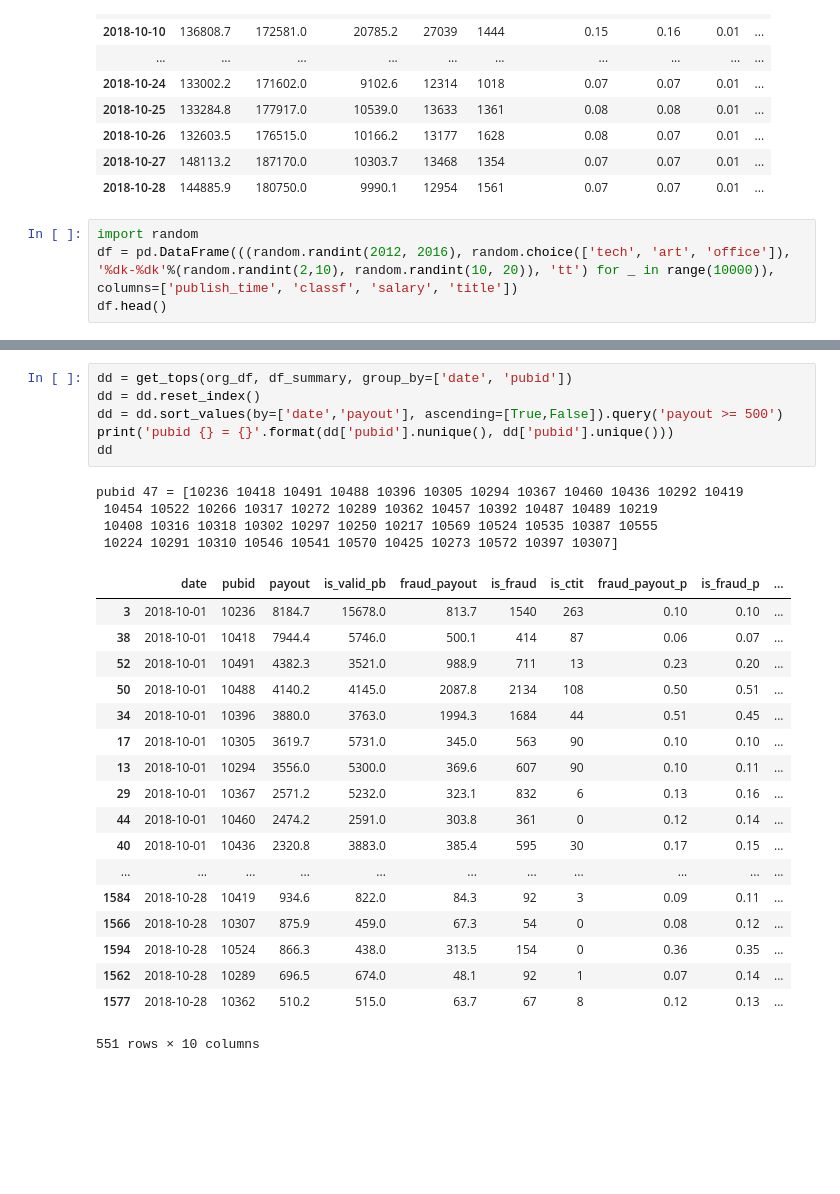
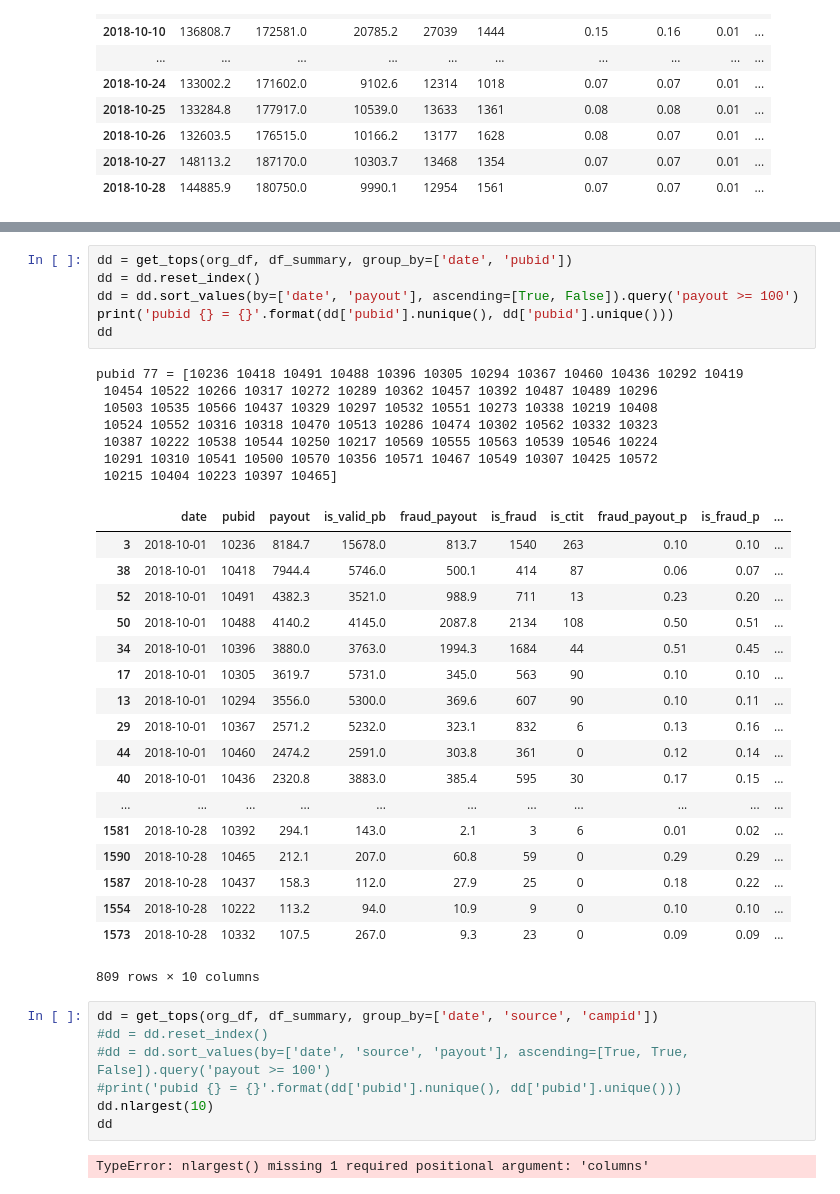
Before and after one commit to uileyar/hello_tf, a Jupyter notebook: fraud/analytic-pubid.ipynb, the cells around one changed output, grey strips where cells are left out. Drawn from its saved outputs; the diff is of its cells as text; blank space fills up the shorter version.

```diff
--- a/fraud/analytic-pubid.ipynb
+++ b/fraud/analytic-pubid.ipynb
@@ -86,7 +90,3 @@ df_summary
 | 2018-10-26 | 132603.5 | 176515.0 | 10166.2 | 13177 | 1628 | 0.08 | 0.07 | 0.01 | ... |
 | 2018-10-27 | 148113.2 | 187170.0 | 10303.7 | 13468 | 1354 | 0.07 | 0.07 | 0.01 | ... |
 | 2018-10-28 | 144885.9 | 180750.0 | 9990.1 | 12954 | 1561 | 0.07 | 0.07 | 0.01 | ... |
-# %%
-import random
-df = pd.DataFrame(((random.randint(2012, 2016), random.choice(['tech', 'art', 'office']), '%dk-%dk'%(random.randint(2,10), random.randint(10, 20)), 'tt') for _ in range(10000)), columns=['publish_time', 'classf', 'salary', 'title'])
-df.head()
@@ -164,29 +129,41 @@ campid = 1082
 # %%
 dd = get_tops(org_df, df_summary, group_by=['date', 'pubid'])
 dd = dd.reset_index()
-dd = dd.sort_values(by=['date','payout'], ascending=[True,False]).query('payout >= 500')
+dd = dd.sort_values(by=['date', 'payout'], ascending=[True, False]).query('payout >= 100')
 print('pubid {} = {}'.format(dd['pubid'].nunique(), dd['pubid'].unique()))
 dd
 # %% [output]
-pubid 47 = [10236 10418 10491 10488 10396 10305 10294 10367 10460 10436 10292 10419
- 10454 10522 10266 10317 10272 10289 10362 10457 10392 10487 10489 10219
- 10408 10316 10318 10302 10297 10250 10217 10569 10524 10535 10387 10555
- 10224 10291 10310 10546 10541 10570 10425 10273 10572 10397 10307]
+pubid 77 = [10236 10418 10491 10488 10396 10305 10294 10367 10460 10436 10292 10419
+ 10454 10522 10266 10317 10272 10289 10362 10457 10392 10487 10489 10296
+ 10503 10535 10566 10437 10329 10297 10532 10551 10273 10338 10219 10408
+ 10524 10552 10316 10318 10470 10513 10286 10474 10302 10562 10332 10323
+ 10387 10222 10538 10544 10250 10217 10569 10555 10563 10539 10546 10224
+ 10291 10310 10541 10500 10570 10356 10571 10467 10549 10307 10425 10572
+ 10215 10404 10223 10397 10465]
 |  | date | pubid | payout | is_valid_pb | fraud_payout | is_fraud | is_ctit | fraud_payout_p | is_fraud_p | ... |
 | 3 | 2018-10-01 | 10236 | 8184.7 | 15678.0 | 813.7 | 1540 | 263 | 0.10 | 0.10 | ... |
 | 38 | 2018-10-01 | 10418 | 7944.4 | 5746.0 | 500.1 | 414 | 87 | 0.06 | 0.07 | ... |
 | 52 | 2018-10-01 | 10491 | 4382.3 | 3521.0 | 988.9 | 711 | 13 | 0.23 | 0.20 | ... |
 | 50 | 2018-10-01 | 10488 | 4140.2 | 4145.0 | 2087.8 | 2134 | 108 | 0.50 | 0.51 | ... |
 | 34 | 2018-10-01 | 10396 | 3880.0 | 3763.0 | 1994.3 | 1684 | 44 | 0.51 | 0.45 | ... |
 | 17 | 2018-10-01 | 10305 | 3619.7 | 5731.0 | 345.0 | 563 | 90 | 0.10 | 0.10 | ... |
 | 13 | 2018-10-01 | 10294 | 3556.0 | 5300.0 | 369.6 | 607 | 90 | 0.10 | 0.11 | ... |
 | 29 | 2018-10-01 | 10367 | 2571.2 | 5232.0 | 323.1 | 832 | 6 | 0.13 | 0.16 | ... |
 | 44 | 2018-10-01 | 10460 | 2474.2 | 2591.0 | 303.8 | 361 | 0 | 0.12 | 0.14 | ... |
 | 40 | 2018-10-01 | 10436 | 2320.8 | 3883.0 | 385.4 | 595 | 30 | 0.17 | 0.15 | ... |
 | ... | ... | ... | ... | ... | ... | ... | ... | ... | ... | ... |
-| 1584 | 2018-10-28 | 10419 | 934.6 | 822.0 | 84.3 | 92 | 3 | 0.09 | 0.11 | ... |
-| 1566 | 2018-10-28 | 10307 | 875.9 | 459.0 | 67.3 | 54 | 0 | 0.08 | 0.12 | ... |
-| 1594 | 2018-10-28 | 10524 | 866.3 | 438.0 | 313.5 | 154 | 0 | 0.36 | 0.35 | ... |
-| 1562 | 2018-10-28 | 10289 | 696.5 | 674.0 | 48.1 | 92 | 1 | 0.07 | 0.14 | ... |
-| 1577 | 2018-10-28 | 10362 | 510.2 | 515.0 | 63.7 | 67 | 8 | 0.12 | 0.13 | ... |
+| 1581 | 2018-10-28 | 10392 | 294.1 | 143.0 | 2.1 | 3 | 6 | 0.01 | 0.02 | ... |
+| 1590 | 2018-10-28 | 10465 | 212.1 | 207.0 | 60.8 | 59 | 0 | 0.29 | 0.29 | ... |
+| 1587 | 2018-10-28 | 10437 | 158.3 | 112.0 | 27.9 | 25 | 0 | 0.18 | 0.22 | ... |
+| 1554 | 2018-10-28 | 10222 | 113.2 | 94.0 | 10.9 | 9 | 0 | 0.10 | 0.10 | ... |
+| 1573 | 2018-10-28 | 10332 | 107.5 | 267.0 | 9.3 | 23 | 0 | 0.09 | 0.09 | ... |
-551 rows × 10 columns
+809 rows × 10 columns
+# %%
+dd = get_tops(org_df, df_summary, group_by=['date', 'source', 'campid'])
+#dd = dd.reset_index()
+#dd = dd.sort_values(by=['date', 'source', 'payout'], ascending=[True, True, False]).query('payout >= 100')
+#print('pubid {} = {}'.format(dd['pubid'].nunique(), dd['pubid'].unique()))
+dd.nlargest(10)
+dd
+# %% [output]
+TypeError: nlargest() missing 1 required positional argument: 'columns'
```
Also changed, not shown: parts of 7 cells of this notebook, 2 other files.
